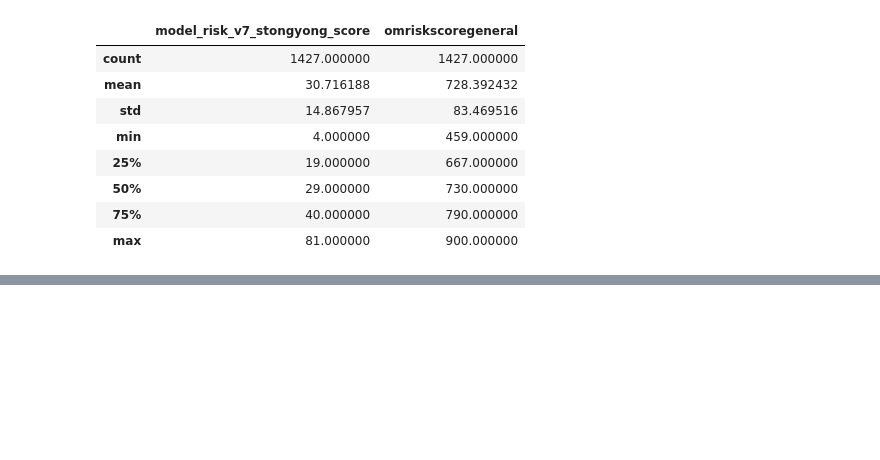
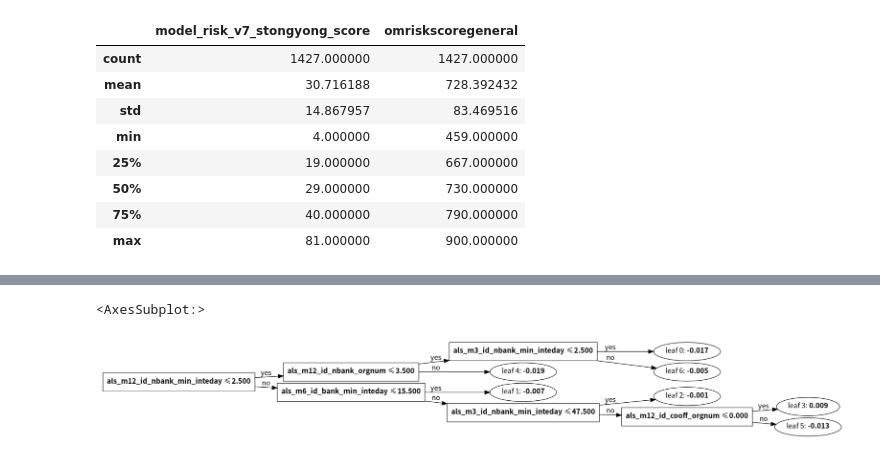
Before and after one commit to weipenegHU/credit_card_risk_evaluation, a Jupyter notebook: 长安银行风险模型/src/error_analysis.ipynb, the cells around one changed output, grey strips where cells are left out. Saved outputs shown, nothing was run; the diff lists cells and outputs as text; code cells hidden in the pictures; blank space fills up the shorter version.

```diff
--- a/长安银行风险模型/src/error_analysis.ipynb
+++ b/长安银行风险模型/src/error_analysis.ipynb
@@ -109,0 +143,6 @@ Index(['model_risk_v7_stongyong_score', 'omriskscoregeneral',
+# %%
+# example = train.iloc[763, :-4]
+lgbm.plotting.plot_tree(clf, tree_index=5, figsize=(20, 20))
+# %% [output]
+<AxesSubplot:>
+[figure, added]
```
Also changed, not shown: parts of 18 cells of this notebook, 5 other files.
